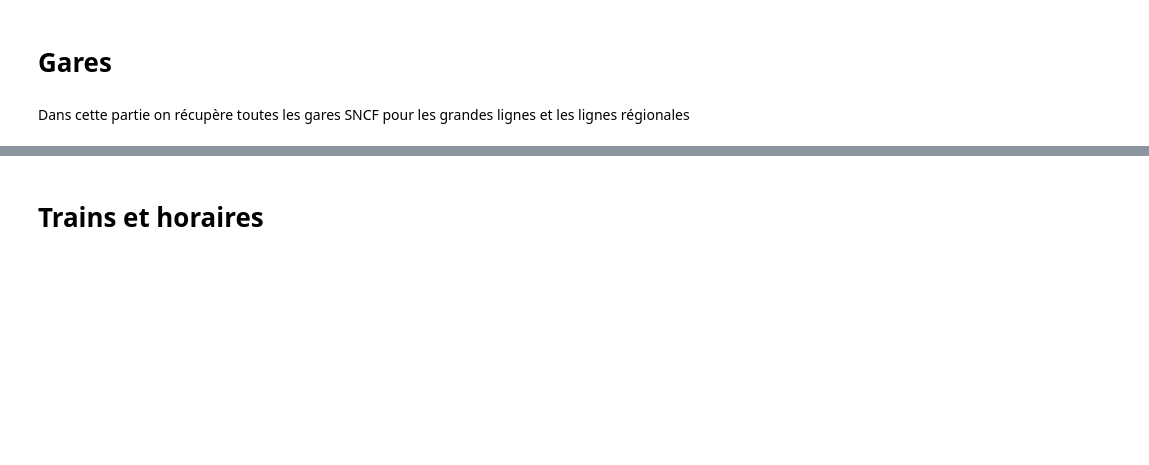
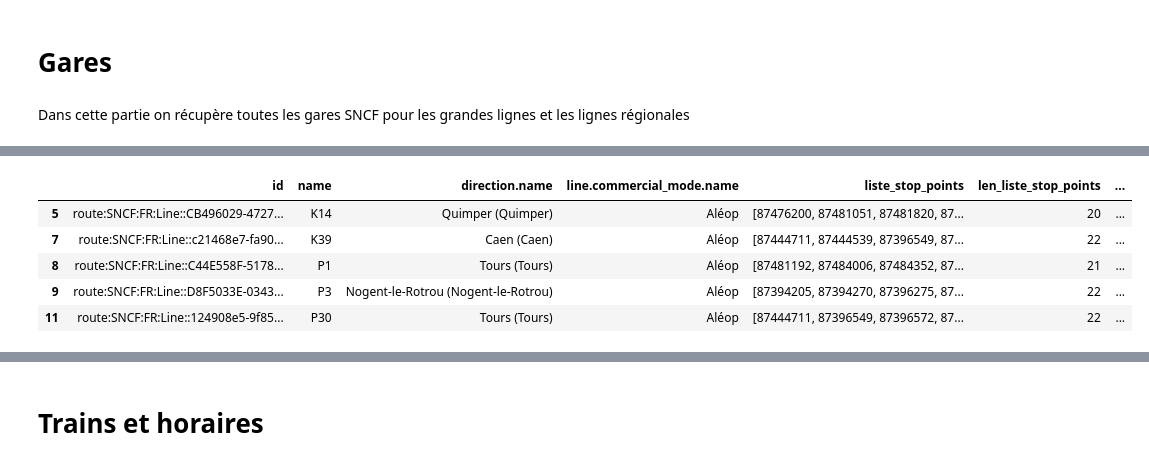
Before and after one commit to refouch/BestRail, a Jupyter notebook: navitia.ipynb, the cells around one changed output, grey strips where cells are left out. Drawn from its saved outputs; the diff is of its cells as text; code cells hidden in the pictures; blank space fills up the shorter version.

```diff
--- a/navitia.ipynb
+++ b/navitia.ipynb
@@ -231,0 +210,10 @@ arrets.loc[lambda x: x.line_name.str.contains('Paris') & x.line_name.str.contain
+# %%
+df_routes['nb_stop_points'] = df_routes['stop_points'].apply(len)
+df_routes.loc[lambda x: x.nb_stop_points != x.len_liste_stop_points].head()
+# %% [output]
+|  | id | name | direction.name | line.commercial_mode.name | liste_stop_points | len_liste_stop_points | ... |
+| 5 | route:SNCF:FR:Line::CB496029-4727... | K14 | Quimper (Quimper) | Aléop | [87476200, 87481051, 87481820, 87... | 20 | ... |
+| 7 | route:SNCF:FR:Line::c21468e7-fa90... | K39 | Caen (Caen) | Aléop | [87444711, 87444539, 87396549, 87... | 22 | ... |
+| 8 | route:SNCF:FR:Line::C44E558F-5178... | P1 | Tours (Tours) | Aléop | [87481192, 87484006, 87484352, 87... | 21 | ... |
+| 9 | route:SNCF:FR:Line::D8F5033E-0343... | P3 | Nogent-le-Rotrou (Nogent-le-Rotrou) | Aléop | [87394205, 87394270, 87396275, 87... | 22 | ... |
+| 11 | route:SNCF:FR:Line::124908e5-9f85... | P30 | Tours (Tours) | Aléop | [87444711, 87396549, 87396572, 87... | 22 | ... |
```
Also changed, not shown: parts of 59 cells of this notebook.
